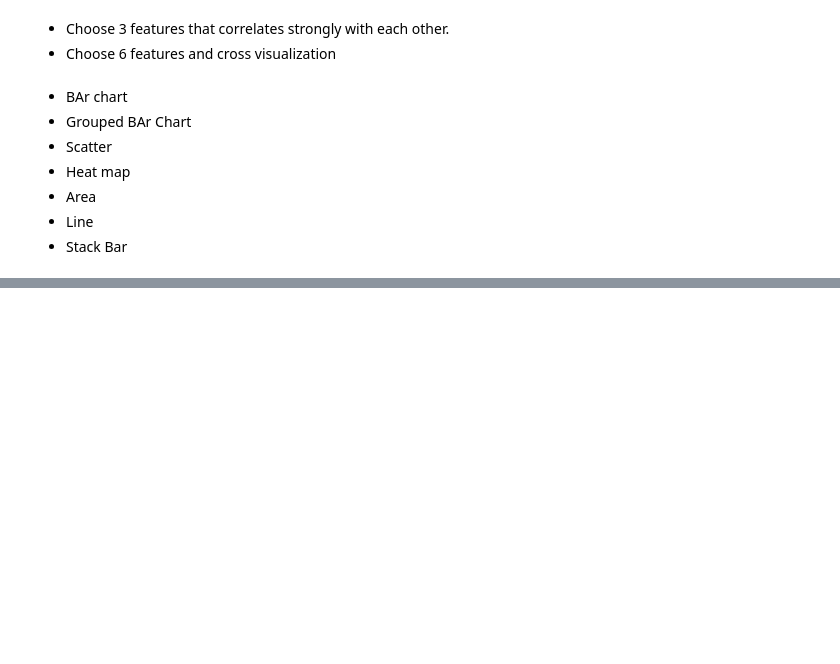
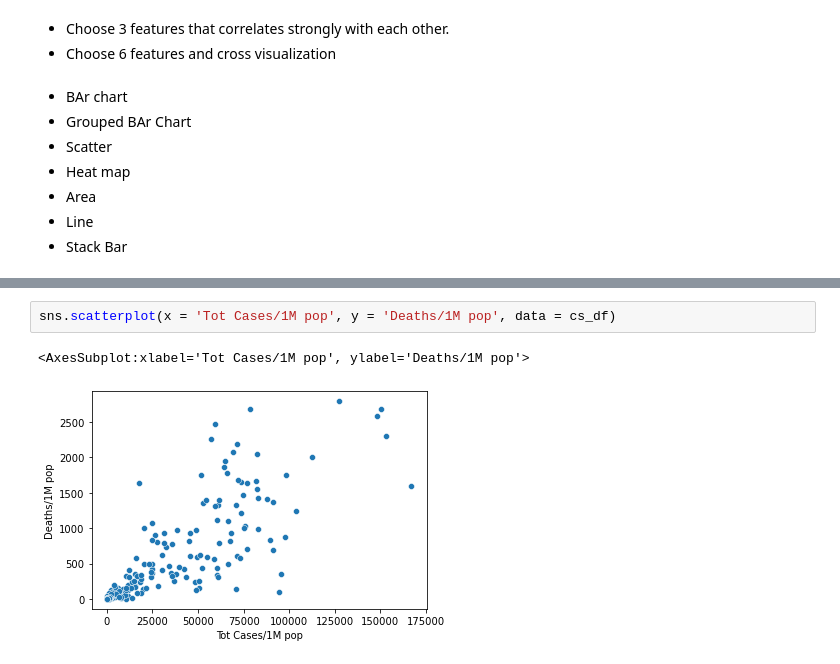
Before and after one commit to bachtangthang/Covid-19-Data-Analytics-Project, a Jupyter notebook: Covid.ipynb, the cells around one changed output, grey strips where cells are left out. Drawn from its saved outputs; the diff is of its cells as text; blank space fills up the shorter version.

```diff
--- a/Covid.ipynb
+++ b/Covid.ipynb
@@ -180,0 +219,5 @@ plt.show()
+# %%
+sns.scatterplot(x = 'Tot Cases/1M pop', y = 'Deaths/1M pop', data = cs_df)
+# %% [output]
+<AxesSubplot:xlabel='Tot Cases/1M pop', ylabel='Deaths/1M pop'>
+[figure, added]
```
Also changed, not shown: parts of 7 cells of this notebook.
